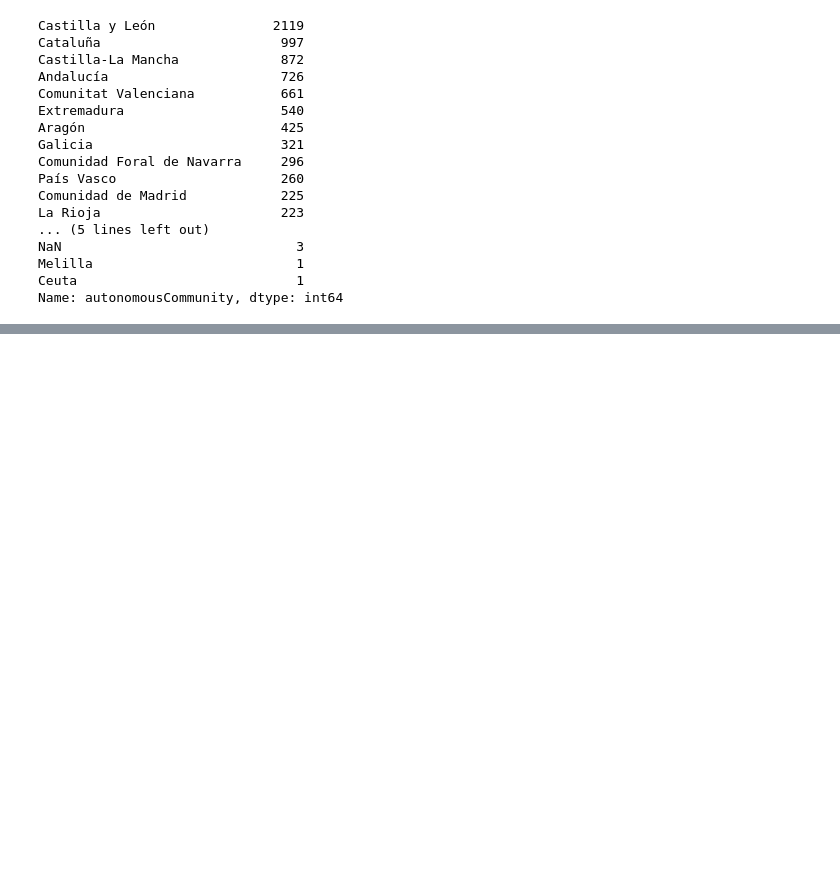
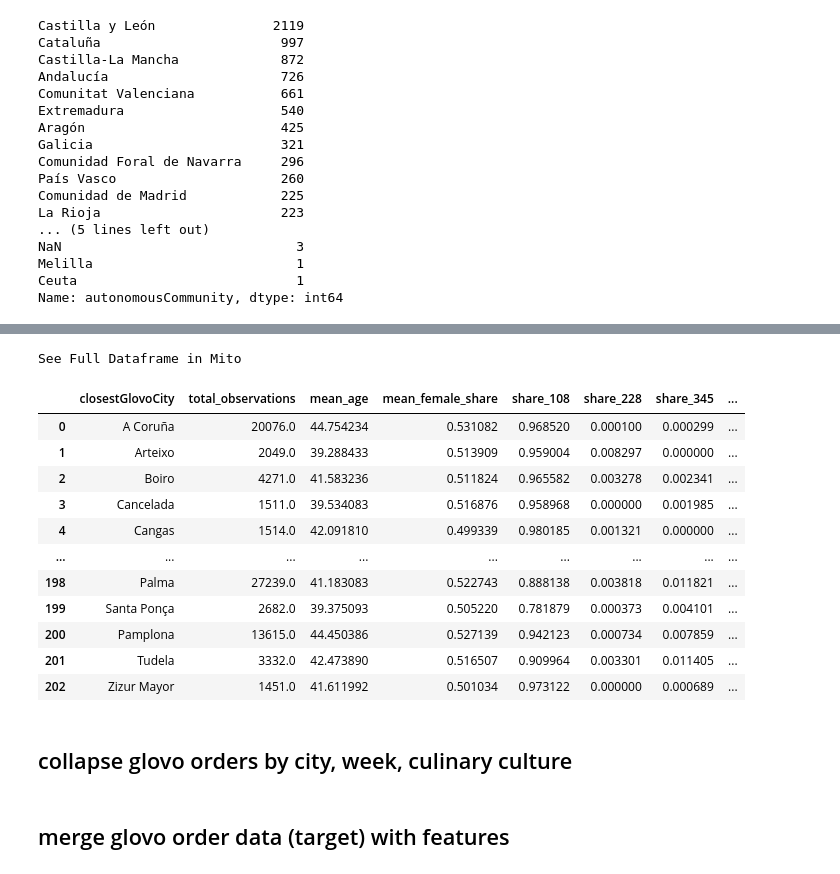
Before and after one commit to linkcharger/glovo, a Jupyter notebook: merging/mergingGlovoAndAux.ipynb, the cells around one changed output, grey strips where cells are left out. Drawn from its saved outputs; the diff is of its cells as text; code cells hidden in the pictures; blank space fills up the shorter version.

```diff
--- a/merging/mergingGlovoAndAux.ipynb
+++ b/merging/mergingGlovoAndAux.ipynb
@@ -436,0 +673,3 @@ associationDF.to_excel('associationTable.xlsx')
+# %%
+collapsedESS = ESS[['region_decoded', 'index_antiimmigration', 'index_xenophobia', 'index_all']].groupby('region_decoded').mean().reset_index()
+collapsedESS
@@ -436,0 +690,17 @@ associationDF.to_excel('associationTable.xlsx')
+# %%
+collapsed = pd.merge(collapsed, collapsedESS, left_on='autonomousCommunity', right_on='region_decoded', how='inner').drop(columns=['region_decoded'])
+collapsed
+# %% [output]
+See Full Dataframe in Mito
+|  | closestGlovoCity | total_observations | mean_age | mean_female_share | share_108 | share_228 | share_345 | ... |
+| 0 | A Coruña | 20076.0 | 44.754234 | 0.531082 | 0.968520 | 0.000100 | 0.000299 | ... |
+| 1 | Arteixo | 2049.0 | 39.288433 | 0.513909 | 0.959004 | 0.008297 | 0.000000 | ... |
+| 2 | Boiro | 4271.0 | 41.583236 | 0.511824 | 0.965582 | 0.003278 | 0.002341 | ... |
+| 3 | Cancelada | 1511.0 | 39.534083 | 0.516876 | 0.958968 | 0.000000 | 0.001985 | ... |
+| 4 | Cangas | 1514.0 | 42.091810 | 0.499339 | 0.980185 | 0.001321 | 0.000000 | ... |
+| ... | ... | ... | ... | ... | ... | ... | ... | ... |
+| 198 | Palma | 27239.0 | 41.183083 | 0.522743 | 0.888138 | 0.003818 | 0.011821 | ... |
+| 199 | Santa Ponça | 2682.0 | 39.375093 | 0.505220 | 0.781879 | 0.000373 | 0.004101 | ... |
+| 200 | Pamplona | 13615.0 | 44.450386 | 0.527139 | 0.942123 | 0.000734 | 0.007859 | ... |
+| 201 | Tudela | 3332.0 | 42.473890 | 0.516507 | 0.909964 | 0.003301 | 0.011405 | ... |
+| 202 | Zizur Mayor | 1451.0 | 41.611992 | 0.501034 | 0.973122 | 0.000000 | 0.000689 | ... |
@@ -436,0 +709,4 @@ associationDF.to_excel('associationTable.xlsx')
+# %% [markdown]
+## collapse glovo orders by city, week, culinary culture
+# %% [markdown]
+## merge glovo order data (target) with features
```
Also changed, not shown: parts of 20 cells of this notebook, 2 other files.
